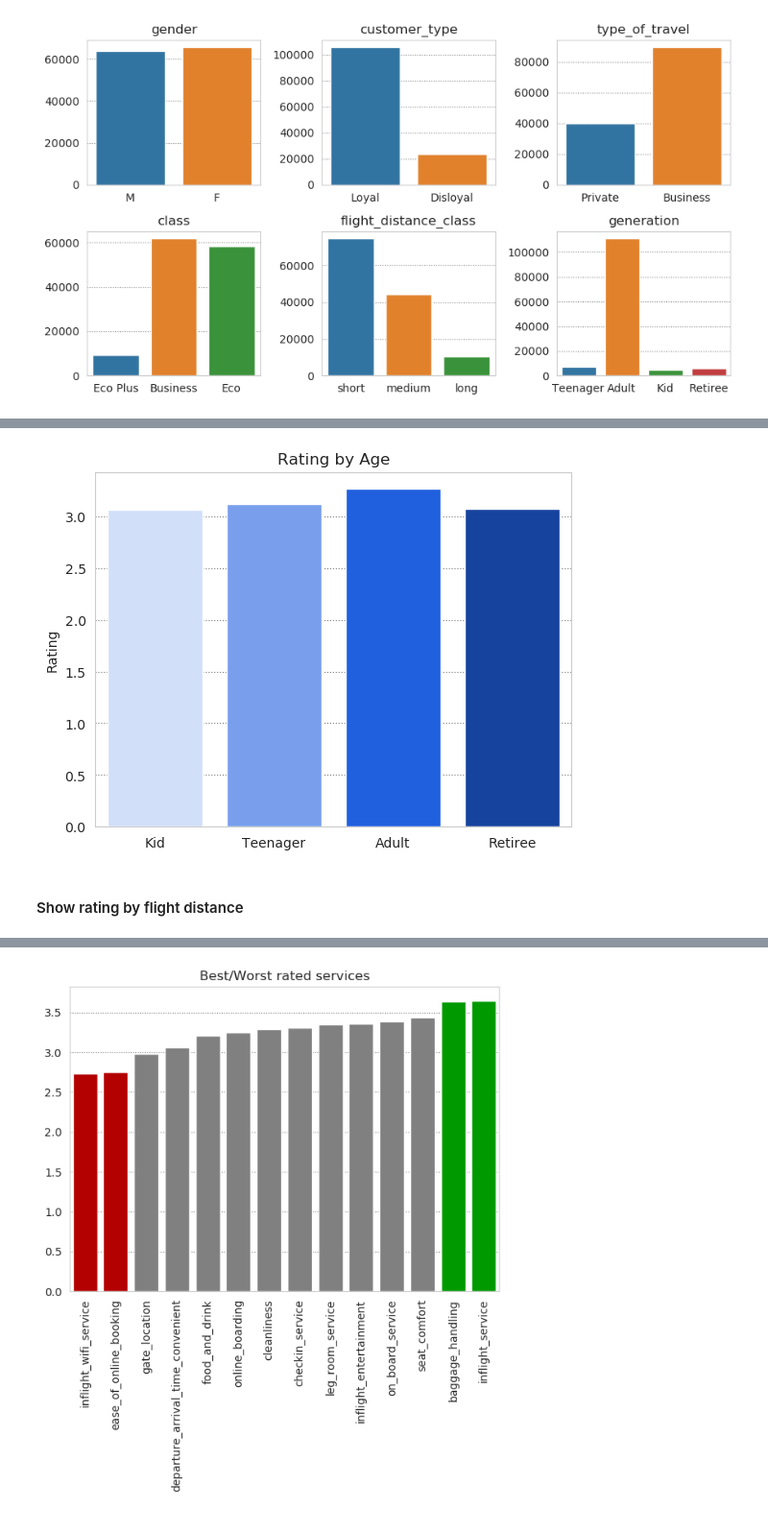
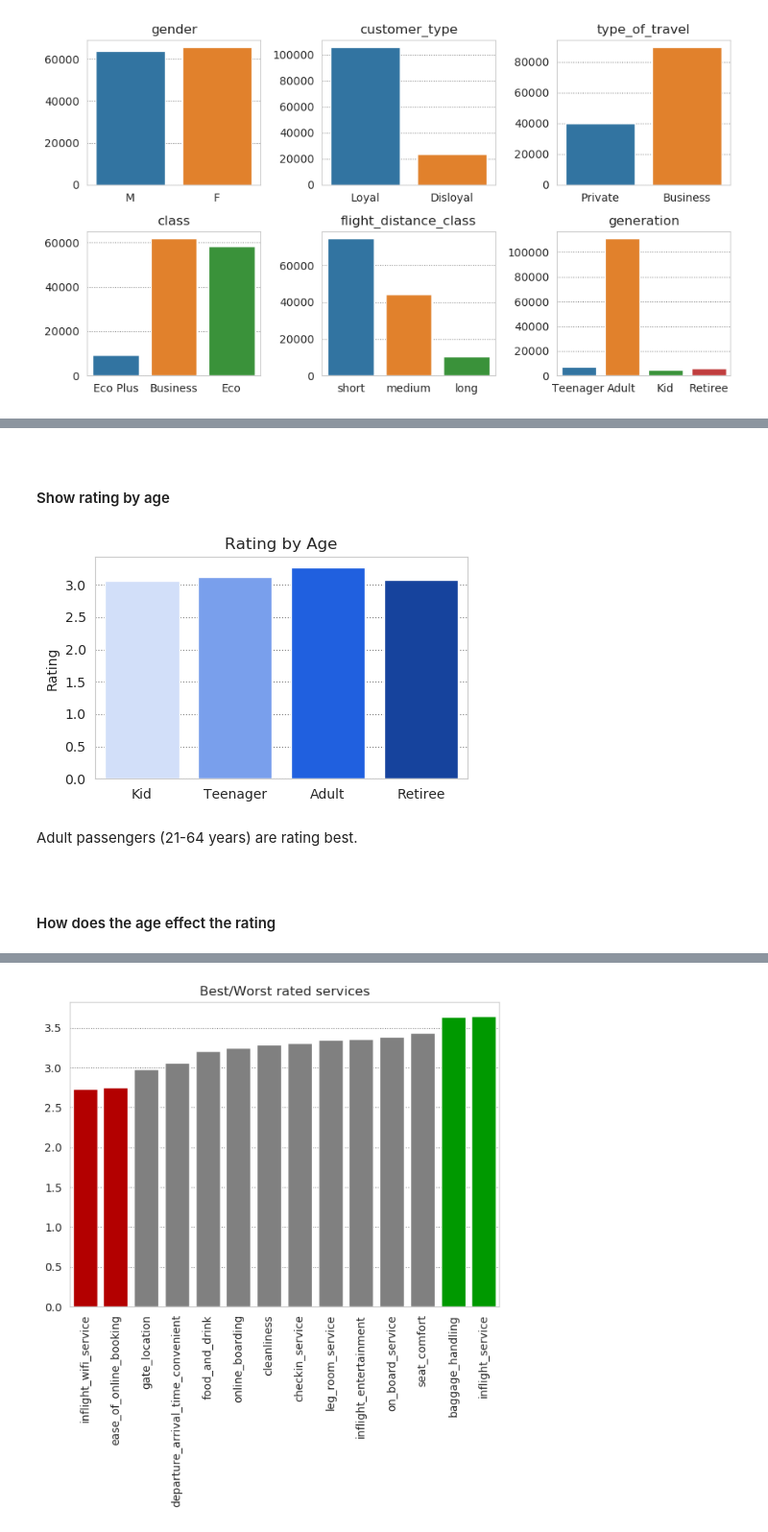
Before and after one commit to lukwies/Airline-Passenger-Satisfaction, a Jupyter notebook: notebooks/exploring.ipynb, the cells around one changed output, grey strips where cells are left out. Shown at 96% size. Drawn from its saved outputs; the diff is of its cells as text; code cells hidden in the pictures.

```diff
--- a/notebooks/exploring.ipynb
+++ b/notebooks/exploring.ipynb
@@ -168,12 +229,21 @@ plt.show()
+# %% [markdown]
+<br>
+
+#### Show rating by age
 # %%
 grp = data.pivot_table(index='generation', values='rating_avg').reset_index()
-sx = sns.barplot(data=grp, y='rating_avg', x='generation',
+fig,ax = plt.subplots(figsize=(5,3))
+sx = sns.barplot(data=grp, y='rating_avg', x='generation', ax=ax,
                  palette=['#ccddff', '#6699ff', '#0055ff', '#003cb3'],
                  order=['Kid', 'Teenager', 'Adult', 'Retiree'])
 sx.set(title='Rating by Age', xlabel='', ylabel='Rating')
 plt.savefig('../plots/rating_by_age.png', dpi=300)
 plt.show()
 # %% [output]
-[figure, old version]
+[figure, new version]
-# %% [markdown]
-#### Show rating by flight distance
+# %% [markdown]
+Adult passengers (21-64 years) are rating best.
+# %% [markdown]
+<br>
+
+#### How does the age effect the rating
```
Also changed, not shown: parts of 48 cells of this notebook.
